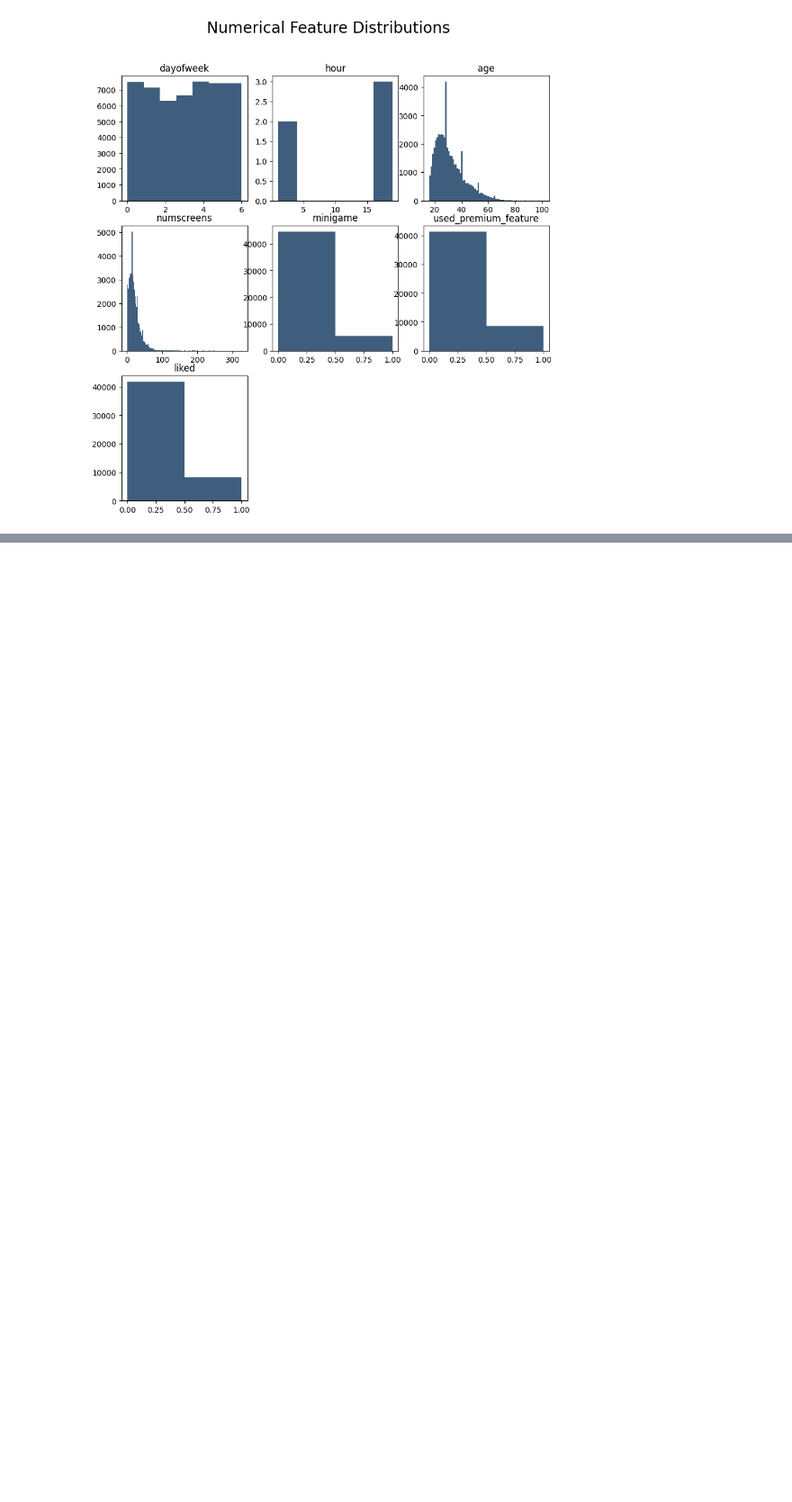
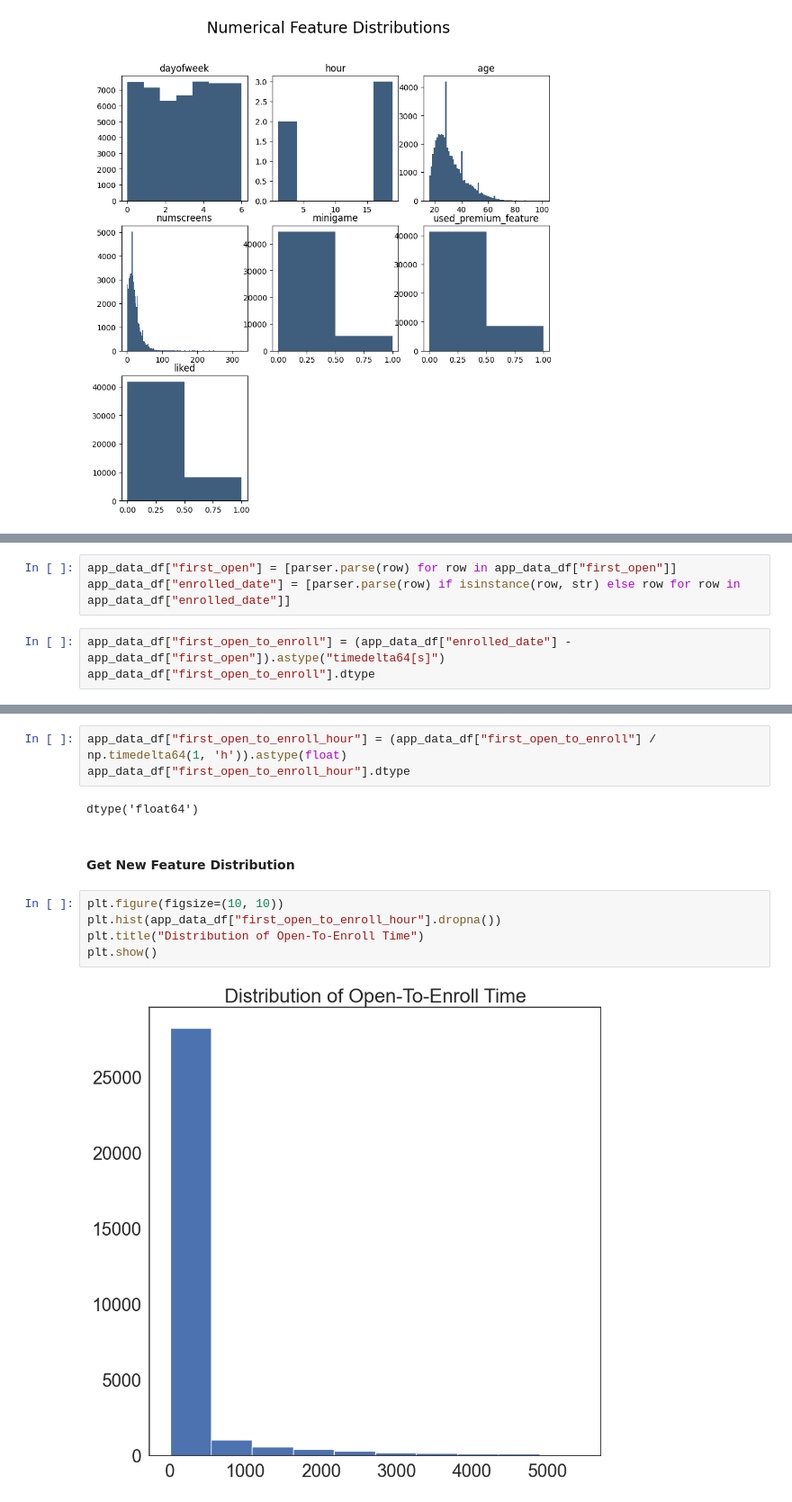
Before and after one commit to xuwenyihust/Machine-Learning, a Jupyter notebook: app-behaviors-analysis/app-behaviors-analysis.ipynb, the cells around one changed output, grey strips where cells are left out. Shown at 90% size. Drawn from its saved outputs; the diff is of its cells as text; blank space fills up the shorter version.

```diff
--- a/app-behaviors-analysis/app-behaviors-analysis.ipynb
+++ b/app-behaviors-analysis/app-behaviors-analysis.ipynb
@@ -127,0 +205,6 @@ for i in range(0, app_data_df2.shape[1]):
+# %%
+app_data_df["first_open"] = [parser.parse(row) for row in app_data_df["first_open"]]
+app_data_df["enrolled_date"] = [parser.parse(row) if isinstance(row, str) else row for row in app_data_df["enrolled_date"]]
+# %%
+app_data_df["first_open_to_enroll"] = (app_data_df["enrolled_date"] - app_data_df["first_open"]).astype("timedelta64[s]")
+app_data_df["first_open_to_enroll"].dtype
@@ -127,0 +222,14 @@ for i in range(0, app_data_df2.shape[1]):
+# %%
+app_data_df["first_open_to_enroll_hour"] = (app_data_df["first_open_to_enroll"] / np.timedelta64(1, 'h')).astype(float)
+app_data_df["first_open_to_enroll_hour"].dtype
+# %% [output]
+dtype('float64')
+# %% [markdown]
+#### Get New Feature Distribution
+# %%
+plt.figure(figsize=(10, 10))
+plt.hist(app_data_df["first_open_to_enroll_hour"].dropna())
+plt.title("Distribution of Open-To-Enroll Time")
+plt.show()
+# %% [output]
+[figure, added]
```
Also changed, not shown: parts of 17 cells of this notebook.
